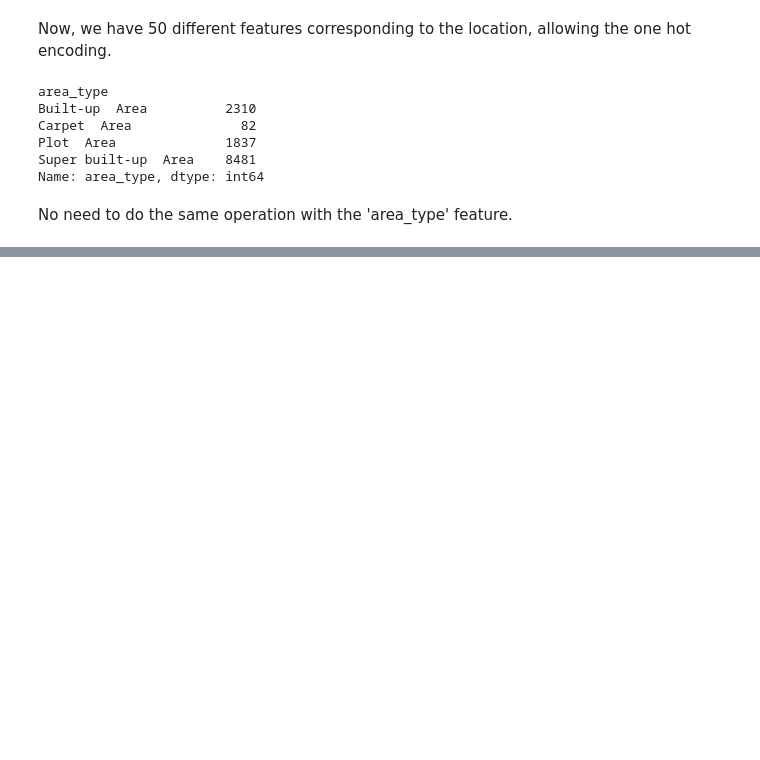
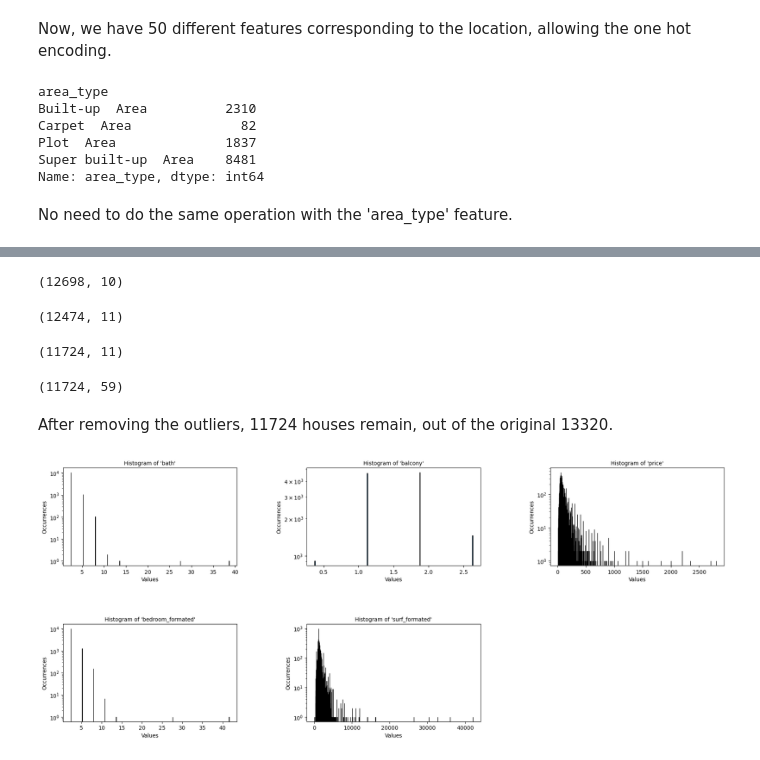
Before and after one commit to Clement1103/data_science_projects, a Jupyter notebook: house_price_prediction.ipynb, the cells around one changed output, grey strips where cells are left out. Saved outputs shown, nothing was run; the diff lists cells and outputs as text; code cells hidden in the pictures; blank space fills up the shorter version.

Commit message:
Data cleaning terminé, détail à revoir concernant les histogrammes. Ajout d'un gitignore

```diff
--- a/house_price_prediction.ipynb
+++ b/house_price_prediction.ipynb
@@ -247,0 +255,48 @@ The dataset is well-formated. We still have to remove the outliers in order to i
+# %%
+df_outliers_removing = df_outliers_removing[abs(df_outliers_removing['zscore_area_per_bedroom'])<2] # Outliers area_per_bedroom
+print(df_outliers_removing.shape)
+# %% [output]
+(12698, 10)
+# %%
+df_outliers_removing['zscore_price_per_sqft'] = df_outliers_removing.groupby('loc_formated')['price_per_sqft'].transform(lambda x: stats.zscore(x))
+df_outliers_removing = df_outliers_removing[abs(df_outliers_removing['zscore_price_per_sqft'])<2] # Outliers price per square ft
+print(df_outliers_removing.shape)
+# %% [output]
+(12474, 11)
+# %%
+df_outliers_removing = df_outliers_removing[df_outliers_removing['bath']<=df_outliers_removing['bedroom_formated']] # Outliers bath numbers
+print(df_outliers_removing.shape)
+# %% [output]
+(11724, 11)
+# %%
+dummies_var = pd.get_dummies(df_outliers_removing[['area_type', 'loc_formated']], drop_first = True)
+# %%
+df7 = pd.concat([df_outliers_removing.drop(['area_type', 'loc_formated', 'zscore_area_per_bedroom',	'zscore_price_per_sqft'], axis = 'columns'), dummies_var], axis = 'columns')
+# %%
+df7.shape
+# %% [output]
+(11724, 59)
+# %% [markdown]
+After removing the outliers, 11724 houses remain, out of the original 13320.
+# %%
+list_columns_to_visualise = ['bath', 'balcony', 'price', 'bedroom_formated', 'surf_formated']
+# %%
+k = 0
+plt.figure(figsize=(18, 12))  # Augmente la taille de la figure pour plus d'espace
+for col_name in list_columns_to_visualise:
+    k += 1
+    plt.subplot(3, 3, k)
+    plt.hist(df7[col_name], rwidth=0.01, bins=df7[col_name].unique().shape[0], edgecolor='black')
+    plt.xlabel('Values')
+    plt.ylabel('Occurrences')
+    plt.yscale('log')
+
+    plt.title(f"Histogram of '{col_name}'", fontsize=10)
+
+# Ajuster automatiquement les espacements
+plt.tight_layout()
+plt.subplots_adjust(top=0.9, hspace=0.6, wspace=0.4)  # wspace augmente l'espace horizontal
+
+plt.show()
+# %% [output]
+[figure, added]
```
Also changed, not shown: parts of 15 cells of this notebook, 1 other file.
